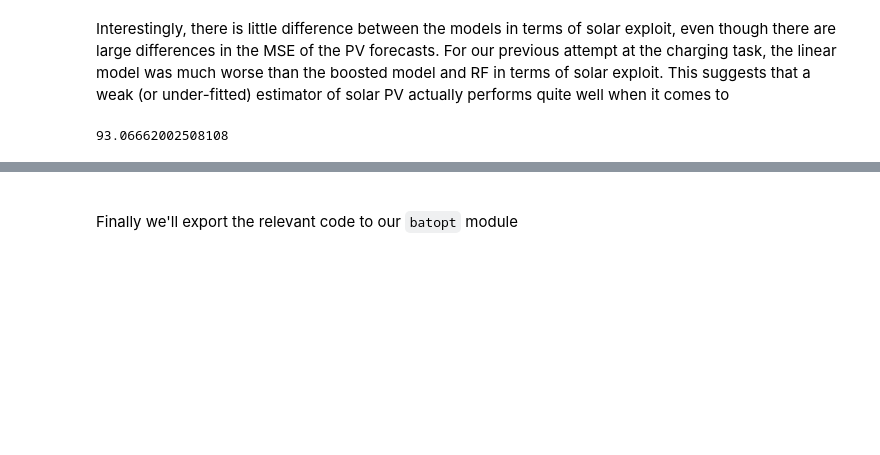
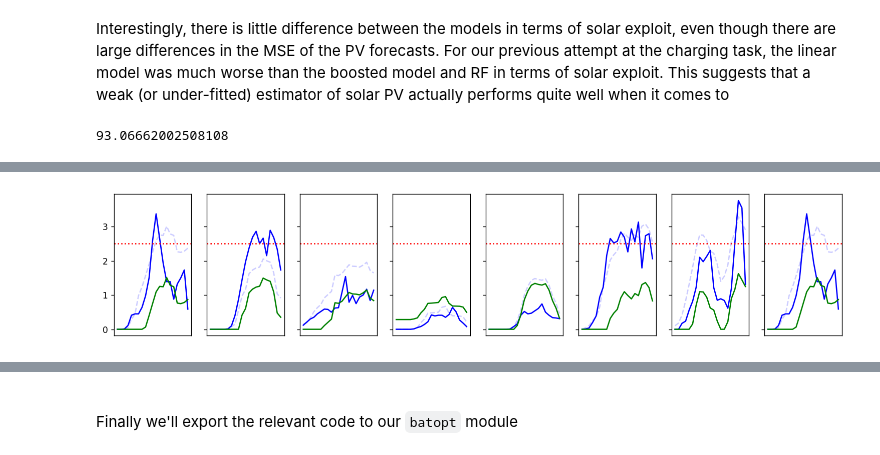
Before and after one commit to AyrtonB/WPD-DS-Challenge, a Jupyter notebook: nbs/08-pv-forecast.ipynb, the cells around one changed output, grey strips where cells are left out. Cells and saved outputs as stored; diff of their text form; code cells hidden in the pictures; blank space fills up the shorter version.

```diff
--- a/nbs/08-pv-forecast.ipynb
+++ b/nbs/08-pv-forecast.ipynb
@@ -317,0 +314,11 @@ Fitting 4 folds for each of 1 candidates, totalling 4 fits
+# %%
+#exports
+def predict_charge(X, model):
+    """
+    Given a fitted PV forecast model and feature array X, get the optimal charge profile.
+    """
+    pv_pred = pd.Series(model.predict(X), index=X.index)
+    charge_pred = charge.construct_charge_s(pv_pred)
+    charge_pred = charge.post_pred_charge_proc_func(charge_pred)
+
+    return pd.Series(charge_pred, index=X.index)
@@ -317,0 +343,16 @@ Fitting 4 folds for each of 1 candidates, totalling 4 fits
+# %%
+N=8
+
+fig, axs = plt.subplots(1,N, figsize=(15,3), dpi=125, sharey=True)
+
+for i in range(N):
+    random_day = pd.to_datetime(np.random.choice(charge_pred_df.index.date, replace=True))
+    random_df = charge_pred_df[charge_pred_df.index.date == random_day]
+
+    axs[i].plot(random_df.pv_actual, c='b', alpha=1)
+    axs[i].plot(random_df.pv_pred, c='b', linestyle='--', alpha=0.2)
+    axs[i].plot(random_df.charge_pred, c='g')
+    axs[i].axhline(2.5, c='r', linestyle=':')
+    axs[i].set_xticks([])
+# %% [output]
+[figure, added]
```
Also changed, not shown: parts of 10 cells of this notebook.
